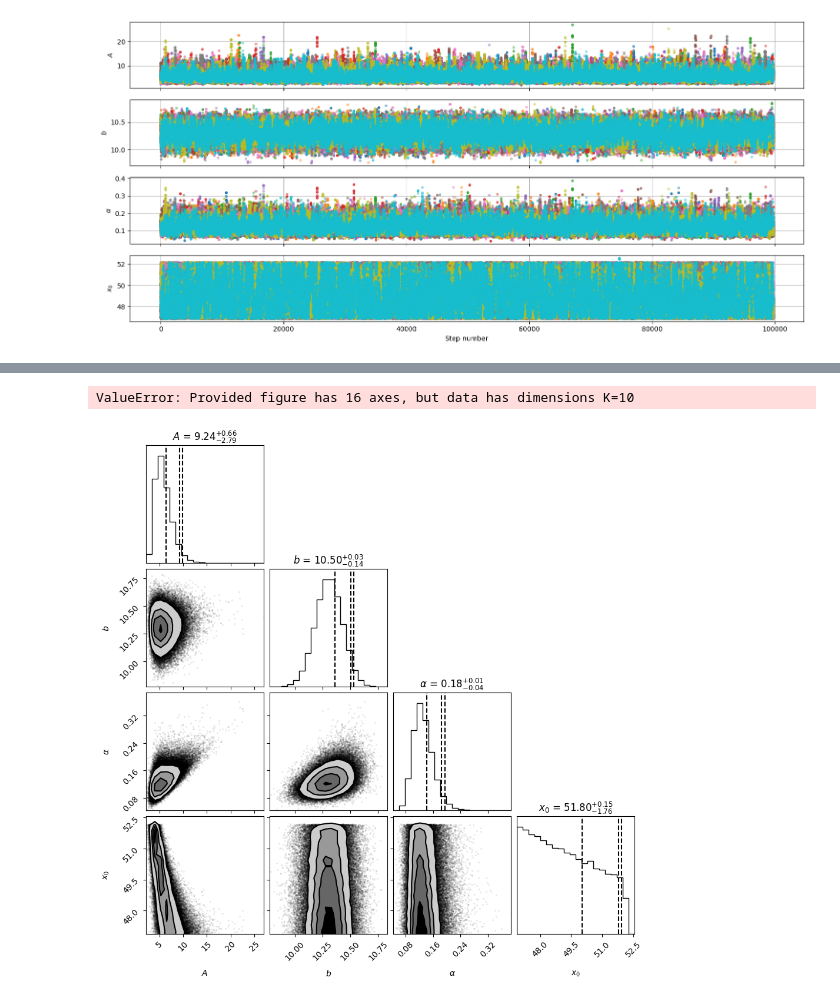
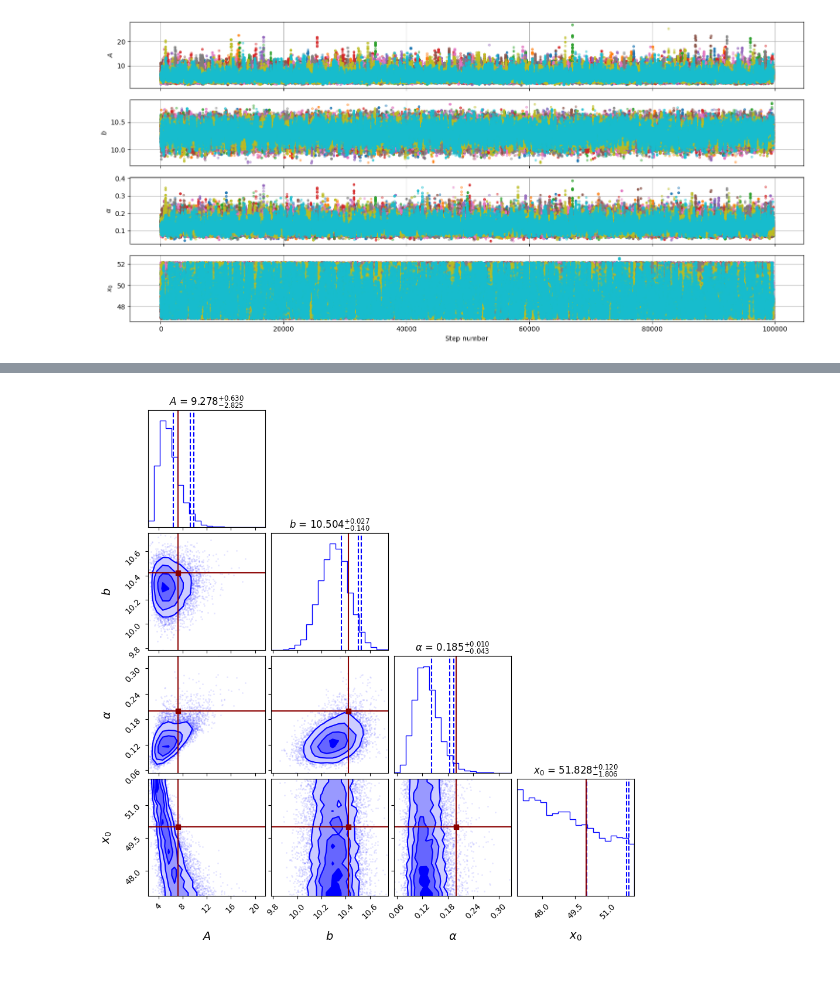
Before and after one commit to Richardforphys/AstroStatistics, a Jupyter notebook: AML/Notebooks/AstroStatistics/Transient.ipynb, the cells around one changed output, grey strips where cells are left out. Cells and saved outputs as stored; diff of their text form; code cells hidden in the pictures.

```diff
--- a/AML/Notebooks/AstroStatistics/Transient.ipynb
+++ b/AML/Notebooks/AstroStatistics/Transient.ipynb
@@ -78,7 +81,7 @@ def prior(x):
     Uniform priors:
     - A, b: between 0 and 50
     - alpha: between 0 and 100
-    - x0: between exp(-5) and exp(5)
+    - x0: between exp(-5) and exp(5), uniform in log space
     """
     A, b, alpha, x0 = x
 
@@ -95,6 +98,17 @@ def prior(x):
 def log_likelihood(x):
     """
     Gaussian log-likelihood for the transient signal model.
+    If data follow the model +/- stocastic errors, the likelihood will follow the chi-squared distribution, with N-V degrees of freedom.
+    Parameters
+    ----------
+
+    x : array-like
+        The parameters [A, b, alpha, x0].
+
+    Returns
+    -------
+    float
+        The log-likelihood value.
     """
     y_model = pdf(x)  # or func(Time, *x)
 
@@ -105,6 +119,10 @@ def log_likelihood(x):
 
 
 def posterior(x):
+    """
+    Log posterior function combining prior and likelihood.
+    """
+
     log_prior_value = prior(x)
     if not np.isfinite(log_prior_value):
         return -np.inf
@@ -164,8 +182,8 @@ plt.tight_layout()
 # %% [output]
 [figure]
 # %%
-samples = sampler.get_chain(flat=False, discard=300, thin=10)
-flat_samples = sampler.get_chain(flat=True, discard=300, thin=10)
+samples = sampler.get_chain(flat=False, discard=300, thin=int(max(tau)))
+flat_samples = sampler.get_chain(flat=True, discard=300, thin=int(max(tau)))
 # %%
 for i in range(4):
     plt.hist(flat_samples.T[i], bins='scott', density=True, histtype='barstacked', label=labels[i], alpha=0.5, color='blue', edgecolor='black')
@@ -183,8 +201,28 @@ for i in range(4):
 # %%
-fig = corner.corner(flat_samples, labels=labels, truths=guess_parameters, quantiles=[0.68, 0.95, 0.97], show_titles=True, fill_contours=True)
+# Define true values (make sure vals is defined appropriately)
+true_values = np.array([
+    max(vals) / 2,
+    np.mean(vals[:20]),
+    0.2,
+    50
+])
+
+# Generate corner plot
+fig = corner.corner(
+    flat_samples,
+    labels=labels,  # customize these labels as needed
+    truths=true_values,
+    quantiles=[0.68, 0.95, 0.97],
+    show_titles=True,
+    title_fmt=".3f",              # Number format in titles
+    title_kwargs={"fontsize": 12},
+    label_kwargs={"fontsize": 14},
+    truth_color="darkred",
+    color="blue",
+    fill_contours=True
+)
 # %% [output]
-ValueError: Provided figure has 16 axes, but data has dimensions K=10
-[figure, old version]
+[figure, new version]
 # %%
 x_vals = np.random.uniform(0, samples.shape[0], 100).astype(int)
 walker = np.random.randint(0, samples.shape[1], 1).astype(int)
```
Also changed, not shown: parts of 5 cells of this notebook.
